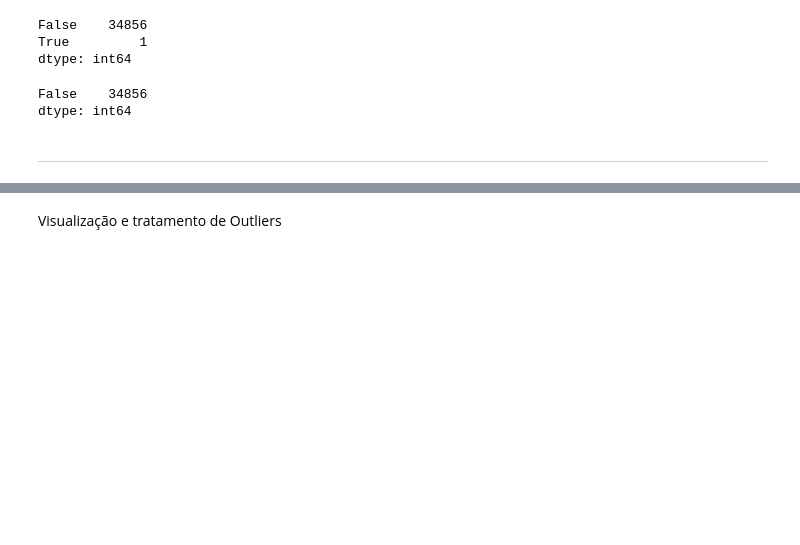
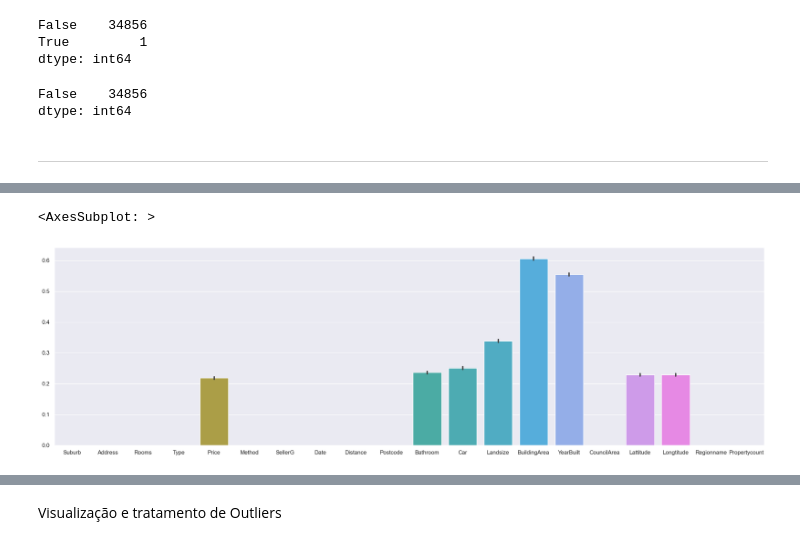
Before and after one commit to Riguini/Melbourne-Housing-Snapshot, a Jupyter notebook: Notebooks/Melbourne_Housing_Dataset.ipynb, the cells around one changed output, grey strips where cells are left out. Drawn from its saved outputs; the diff is of its cells as text; code cells hidden in the pictures; blank space fills up the shorter version.

```diff
--- a/Notebooks/Melbourne_Housing_Dataset.ipynb
+++ b/Notebooks/Melbourne_Housing_Dataset.ipynb
@@ -94,0 +176,6 @@ dtype: int64
+# %%
+fig, h = plt.subplots(figsize=(25,7))
+sns.barplot(df.isnull())
+# %% [output]
+<AxesSubplot: >
+[figure, added]
```
Also changed, not shown: parts of 30 cells of this notebook.
